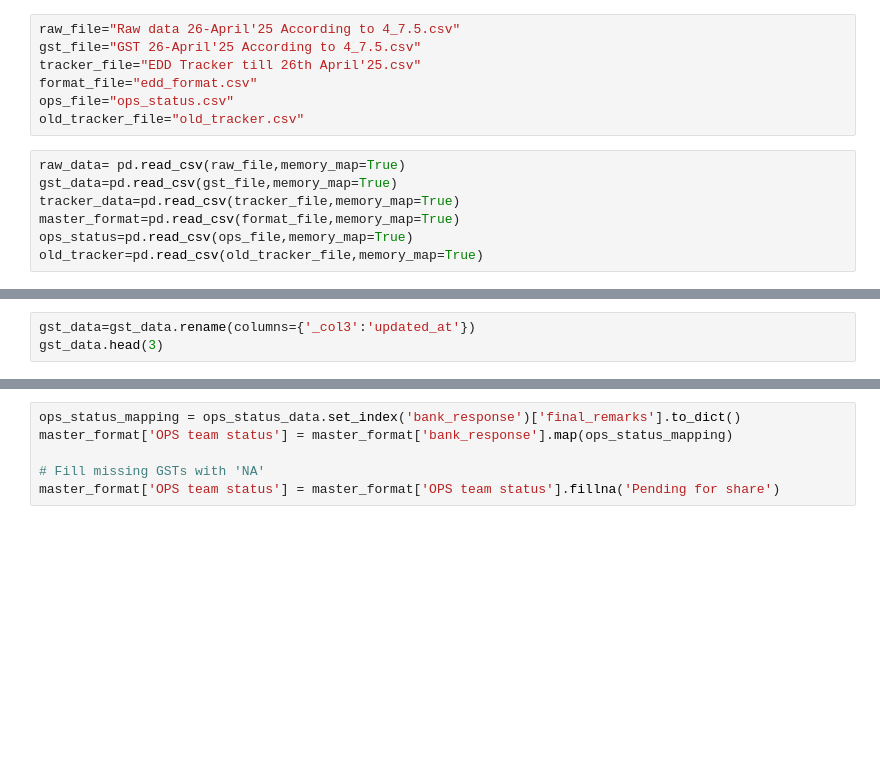
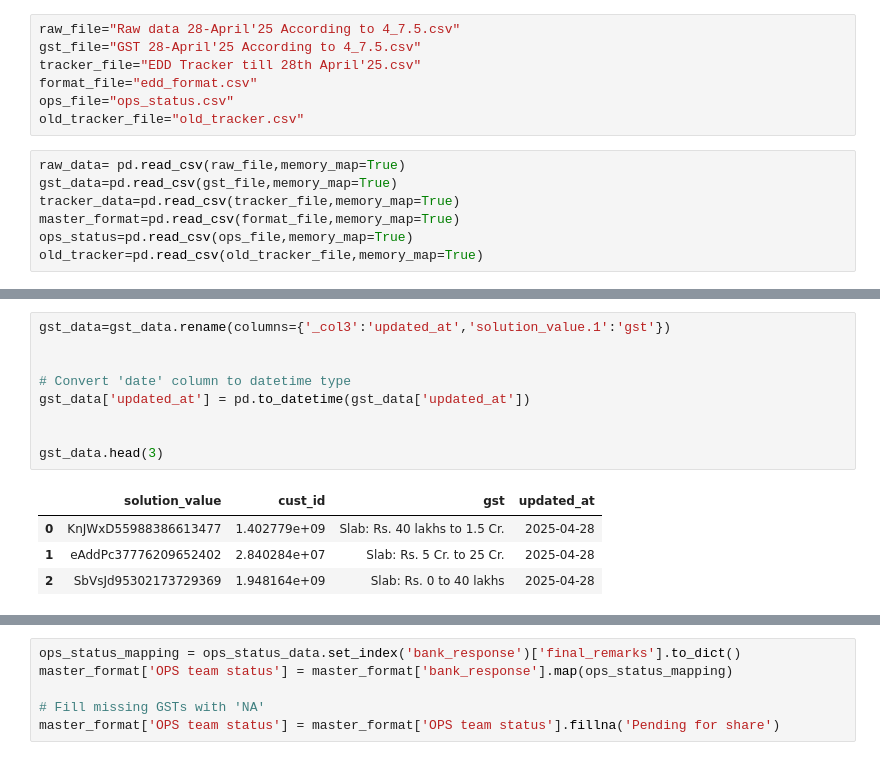
Before and after one commit to avnishpaytm/edd_code, a Jupyter notebook: edd_code.ipynb, the cells around one changed output, grey strips where cells are left out. Drawn from its saved outputs; the diff is of its cells as text; blank space fills up the shorter version.

```diff
--- a/edd_code.ipynb
+++ b/edd_code.ipynb
@@ -9,9 +9,9 @@ import math
 pd.set_option('display.max_columns', None)
 pd.set_option('display.width', 0)
 # %%
-raw_file="Raw data 26-April'25 According to 4_7.5.csv"
-gst_file="GST 26-April'25 According to 4_7.5.csv"
-tracker_file="EDD Tracker till 26th April'25.csv"
+raw_file="Raw data 28-April'25 According to 4_7.5.csv"
+gst_file="GST 28-April'25 According to 4_7.5.csv"
+tracker_file="EDD Tracker till 28th April'25.csv"
 format_file="edd_format.csv"
 ops_file="ops_status.csv"
 old_tracker_file="old_tracker.csv"
@@ -27,3 +32,14 @@ raw_data.head(3)
 # %%
-gst_data=gst_data.rename(columns={'_col3':'updated_at'})
+gst_data=gst_data.rename(columns={'_col3':'updated_at','solution_value.1':'gst'})
+
+
+# Convert 'date' column to datetime type
+gst_data['updated_at'] = pd.to_datetime(gst_data['updated_at'])
+
+
 gst_data.head(3)
+# %% [output]
+|  | solution_value | cust_id | gst | updated_at |
+| 0 | KnJWxD55988386613477 | 1.402779e+09 | Slab: Rs. 40 lakhs to 1.5 Cr. | 2025-04-28 |
+| 1 | eAddPc37776209652402 | 2.840284e+07 | Slab: Rs. 5 Cr. to 25 Cr. | 2025-04-28 |
+| 2 | SbVsJd95302173729369 | 1.948164e+09 | Slab: Rs. 0 to 40 lakhs | 2025-04-28 |
```
Also changed, not shown: parts of 27 cells of this notebook.
